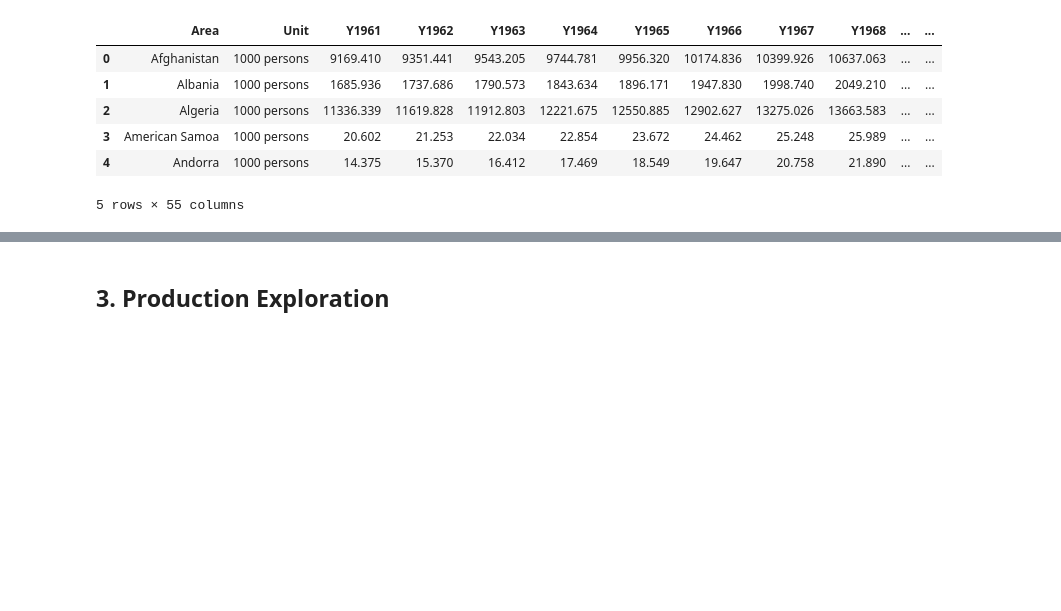
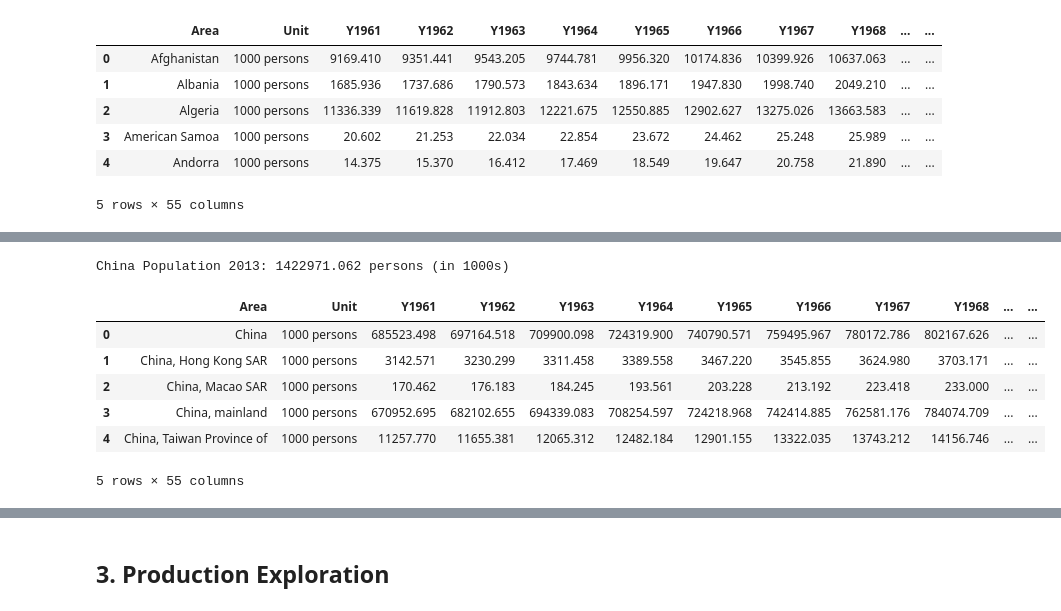
Before and after one commit to dhelms1/food_production, a Jupyter notebook: DataExploration.ipynb, the cells around one changed output, grey strips where cells are left out. Drawn from its saved outputs; the diff is of its cells as text; code cells hidden in the pictures; blank space fills up the shorter version.

Commit message:
china dropped from pop data (see notebook for details), graphs updated

```diff
--- a/DataExploration.ipynb
+++ b/DataExploration.ipynb
@@ -148,0 +158,14 @@ pop.head() # new formatted data
+# %%
+old_pop = pd.read_csv('FAO_CHINA_OLD.csv')
+china_pop = old_pop[old_pop.Area == 'China']['Y2013'].values[0]
+print(f'China Population 2013: {china_pop} persons (in 1000s)')
+old_pop
+# %% [output]
+China Population 2013: 1422971.062 persons (in 1000s)
+|  | Area | Unit | Y1961 | Y1962 | Y1963 | Y1964 | Y1965 | Y1966 | Y1967 | Y1968 | ... | ... |
+| 0 | China | 1000 persons | 685523.498 | 697164.518 | 709900.098 | 724319.900 | 740790.571 | 759495.967 | 780172.786 | 802167.626 | ... | ... |
+| 1 | China, Hong Kong SAR | 1000 persons | 3142.571 | 3230.299 | 3311.458 | 3389.558 | 3467.220 | 3545.855 | 3624.980 | 3703.171 | ... | ... |
+| 2 | China, Macao SAR | 1000 persons | 170.462 | 176.183 | 184.245 | 193.561 | 203.228 | 213.192 | 223.418 | 233.000 | ... | ... |
+| 3 | China, mainland | 1000 persons | 670952.695 | 682102.655 | 694339.083 | 708254.597 | 724218.968 | 742414.885 | 762581.176 | 784074.709 | ... | ... |
+| 4 | China, Taiwan Province of | 1000 persons | 11257.770 | 11655.381 | 12065.312 | 12482.184 | 12901.155 | 13322.035 | 13743.212 | 14156.746 | ... | ... |
+5 rows × 55 columns
```
Also changed, not shown: parts of 15 cells of this notebook, 3 other files.
